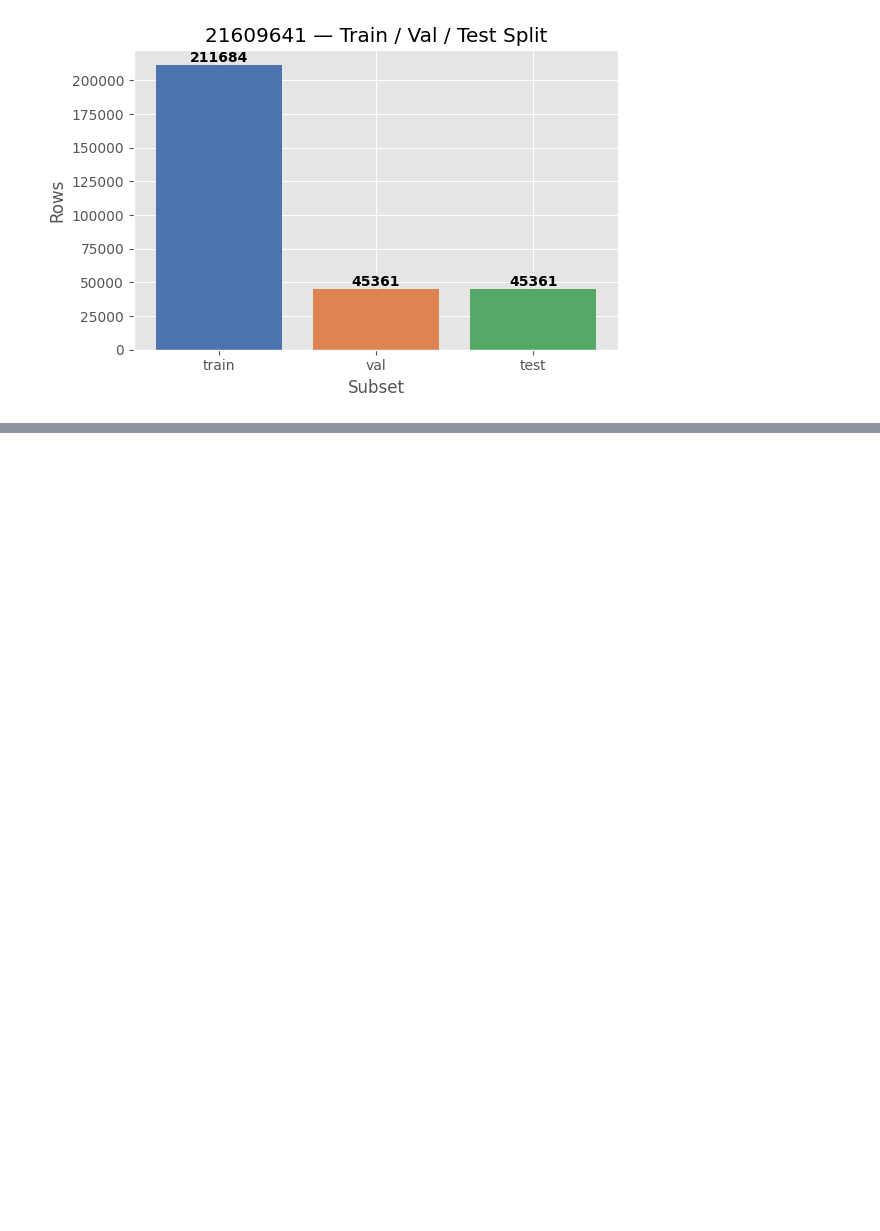
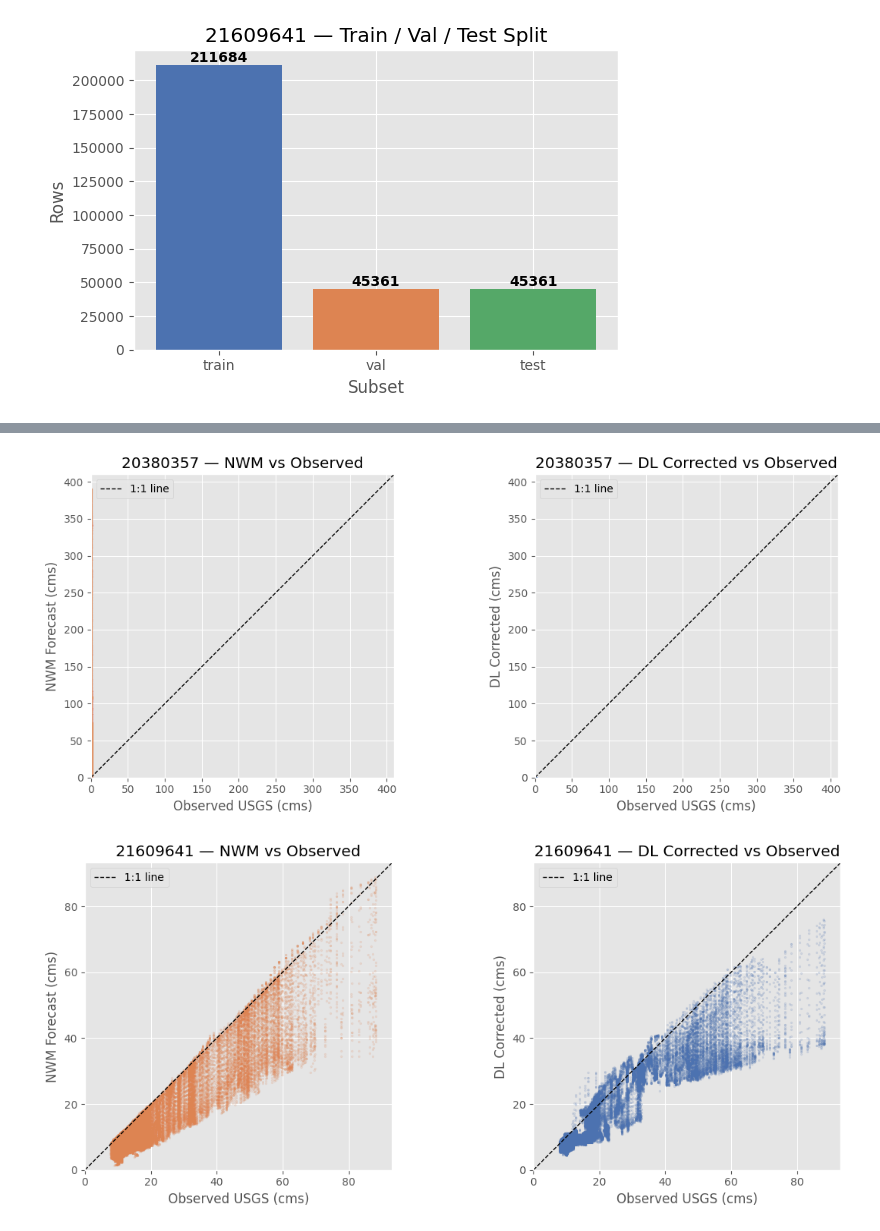
Before and after one commit to malloryr810/AI-Final-Project-GroupRRM, a Jupyter notebook: Forecastset.ipynb, the cells around one changed output, grey strips where cells are left out. Saved outputs shown, nothing was run; the diff lists cells and outputs as text; code cells hidden in the pictures; blank space fills up the shorter version.

Commit message:
completed model development with the forecastset

```diff
--- a/Forecastset.ipynb
+++ b/Forecastset.ipynb
@@ -486,0 +753,38 @@ for station_name, s in splits.items():
+# %%
+# Scatter plots: NWM vs Observed and DL Corrected vs Observed
+for station_name, r in results.items():
+    obs  = r['obs_orig']
+    nwm  = r['nwm_orig']
+    pred = r['pred_orig']
+
+    max_val = max(obs.max(), nwm.max(), pred.max()) * 1.05
+
+    fig, axes = plt.subplots(1, 2, figsize=(12, 5))
+
+    # NWM vs Observed
+    axes[0].scatter(obs, nwm, alpha=0.15, s=3, color='#dd8452')
+    axes[0].plot([0, max_val], [0, max_val], 'k--', linewidth=1, label='1:1 line')
+    axes[0].set_xlabel('Observed USGS (cms)')
+    axes[0].set_ylabel('NWM Forecast (cms)')
+    axes[0].set_title(f'{station_name} — NWM vs Observed')
+    axes[0].set_xlim(0, max_val)
+    axes[0].set_ylim(0, max_val)
+    axes[0].legend()
+    axes[0].set_aspect('equal')
+
+    # DL Corrected vs Observed
+    axes[1].scatter(obs, pred, alpha=0.15, s=3, color='#4c72b0')
+    axes[1].plot([0, max_val], [0, max_val], 'k--', linewidth=1, label='1:1 line')
+    axes[1].set_xlabel('Observed USGS (cms)')
+    axes[1].set_ylabel('DL Corrected (cms)')
+    axes[1].set_title(f'{station_name} — DL Corrected vs Observed')
+    axes[1].set_xlim(0, max_val)
+    axes[1].set_ylim(0, max_val)
+    axes[1].legend()
+    axes[1].set_aspect('equal')
+
+    plt.tight_layout()
+    plt.show()
+# %% [output]
+[figure, added]
+[figure, added]
```
Also changed, not shown: parts of 5 cells of this notebook.
